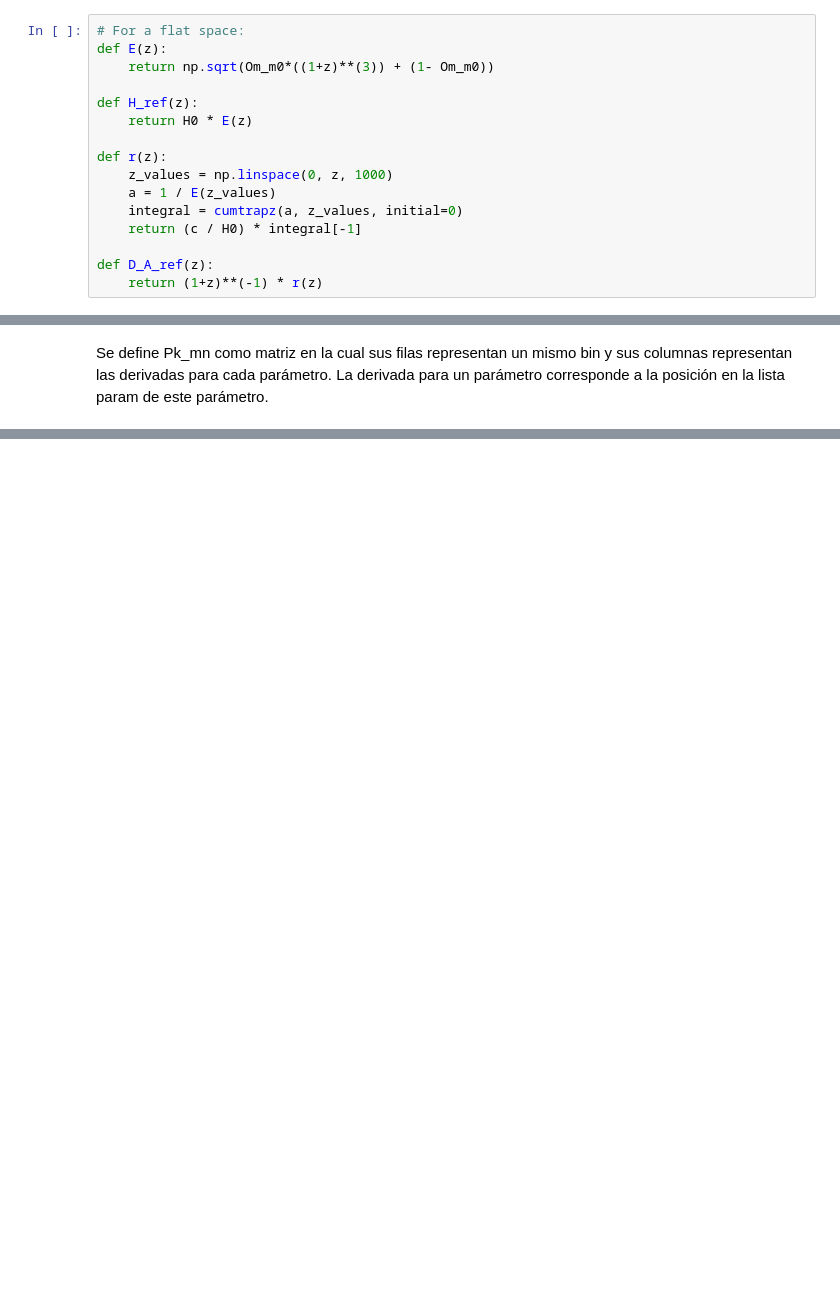
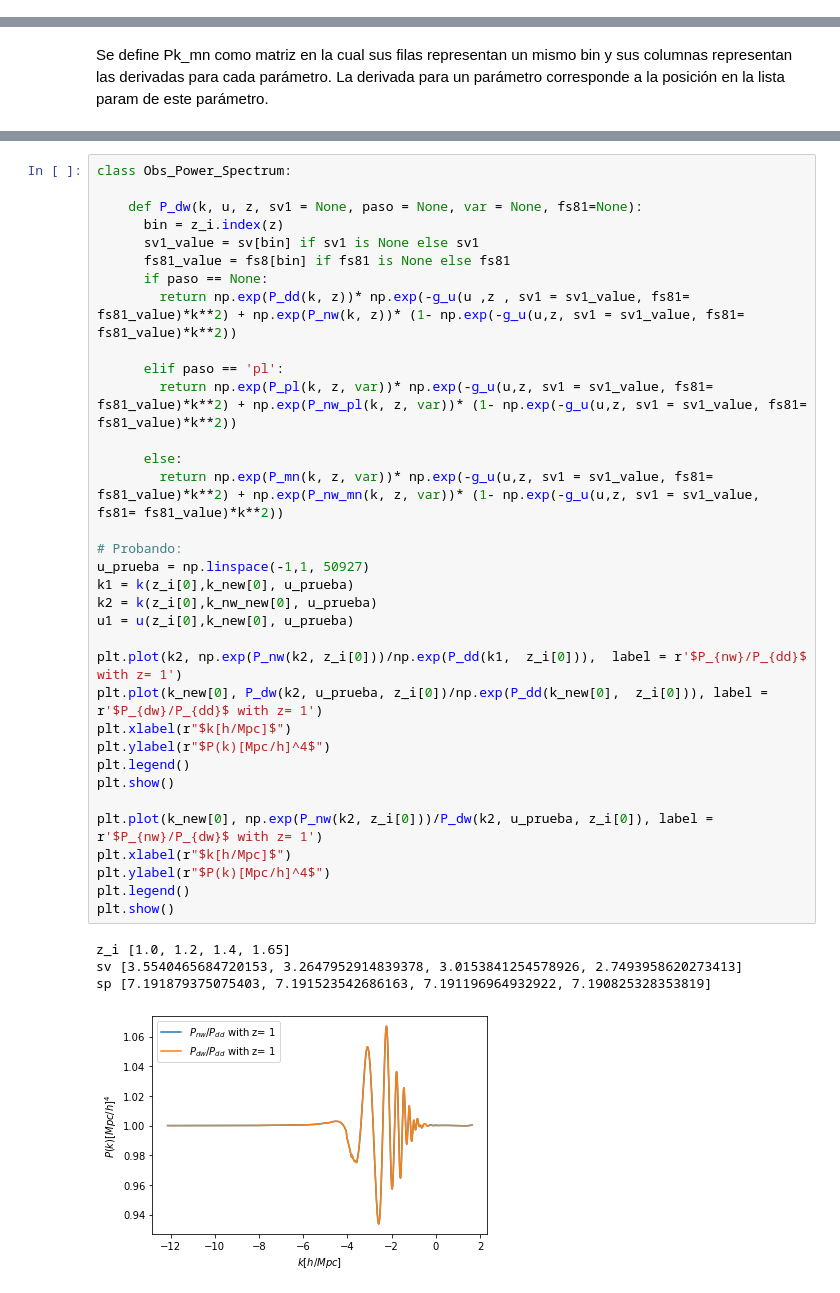
Before and after one commit to antoniacisternas/Forecast-validation-for-Euclid., a Jupyter notebook: Class_fisher_matrix_pessimistic.ipynb, the cells around one changed output, grey strips where cells are left out. Cells and saved outputs as stored; diff of their text form; blank space fills up the shorter version.

```diff
--- a/Class_fisher_matrix_pessimistic.ipynb
+++ b/Class_fisher_matrix_pessimistic.ipynb
@@ -64,22 +75,6 @@ for i in range(len(z_i)):
 print('n:', n)
 # %% [output]
 n: [0.00068577 0.00055787 0.0004209  0.00026106]
-# %%
-# For a flat space:
-def E(z):
-    return np.sqrt(Om_m0*((1+z)**(3)) + (1- Om_m0))
-
-def H_ref(z):
-    return H0 * E(z)
-
-def r(z):
-    z_values = np.linspace(0, z, 1000)
-    a = 1 / E(z_values)
-    integral = cumtrapz(a, z_values, initial=0)
-    return (c / H0) * integral[-1]
-
-def D_A_ref(z):
-    return (1+z)**(-1) * r(z)
 # %% [markdown]
 ### Obtaining the data and interpolation
 Archives "Pk-fiducial-z_0_.dat" and "Pknw-fiducial-z_0_.dat" \
@@ -190,0 +491,39 @@ La derivada para un parámetro corresponde a la posición en la lista param de e
+# %%
+class Obs_Power_Spectrum:
+
+    def P_dw(k, u, z, sv1 = None, paso = None, var = None, fs81=None):
+      bin = z_i.index(z)
+      sv1_value = sv[bin] if sv1 is None else sv1
+      fs81_value = fs8[bin] if fs81 is None else fs81
+      if paso == None:
+        return np.exp(P_dd(k, z))* np.exp(-g_u(u ,z , sv1 = sv1_value, fs81= fs81_value)*k**2) + np.exp(P_nw(k, z))* (1- np.exp(-g_u(u,z, sv1 = sv1_value, fs81= fs81_value)*k**2))
+
+      elif paso == 'pl':
+        return np.exp(P_pl(k, z, var))* np.exp(-g_u(u,z, sv1 = sv1_value, fs81= fs81_value)*k**2) + np.exp(P_nw_pl(k, z, var))* (1- np.exp(-g_u(u,z, sv1 = sv1_value, fs81= fs81_value)*k**2))
+
+      else:
+        return np.exp(P_mn(k, z, var))* np.exp(-g_u(u,z, sv1 = sv1_value, fs81= fs81_value)*k**2) + np.exp(P_nw_mn(k, z, var))* (1- np.exp(-g_u(u,z, sv1 = sv1_value,  fs81= fs81_value)*k**2))
+
+# Probando:
+u_prueba = np.linspace(-1,1, 50927)
+k1 = k(z_i[0],k_new[0], u_prueba)
+k2 = k(z_i[0],k_nw_new[0], u_prueba)
+u1 = u(z_i[0],k_new[0], u_prueba)
+
+plt.plot(k2, np.exp(P_nw(k2, z_i[0]))/np.exp(P_dd(k1,  z_i[0])),  label = r'$P_{nw}/P_{dd}$ with z= 1')
+plt.plot(k_new[0], P_dw(k2, u_prueba, z_i[0])/np.exp(P_dd(k_new[0],  z_i[0])), label = r'$P_{dw}/P_{dd}$ with z= 1')
+plt.xlabel(r"$k[h/Mpc]$")
+plt.ylabel(r"$P(k)[Mpc/h]^4$")
+plt.legend()
+plt.show()
+
+plt.plot(k_new[0], np.exp(P_nw(k2, z_i[0]))/P_dw(k2, u_prueba, z_i[0]), label = r'$P_{nw}/P_{dw}$ with z= 1')
+plt.xlabel(r"$k[h/Mpc]$")
+plt.ylabel(r"$P(k)[Mpc/h]^4$")
+plt.legend()
+plt.show()
+# %% [output]
+z_i [1.0, 1.2, 1.4, 1.65]
+sv [3.5540465684720153, 3.2647952914839378, 3.0153841254578926, 2.7493958620273413]
+sp [7.191879375075403, 7.191523542686163, 7.191196964932922, 7.190825328353819]
+[figure, added]
```
Also changed, not shown: parts of 45 cells of this notebook, 1 other file.
